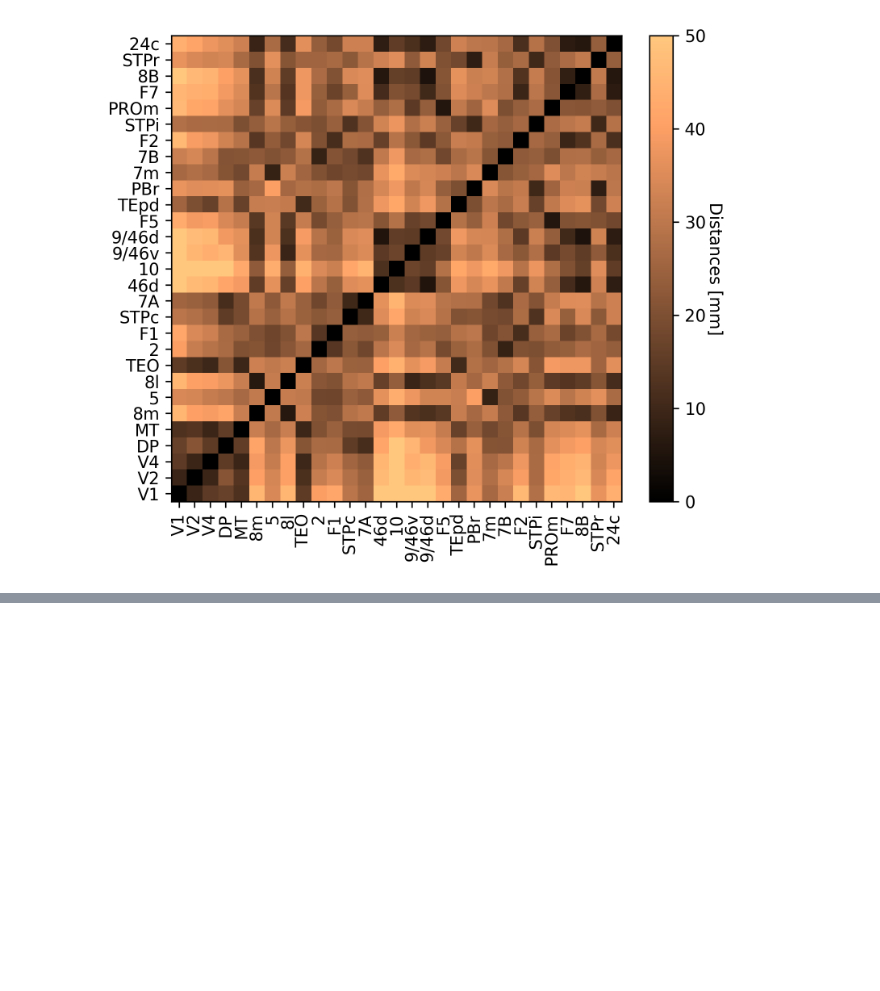
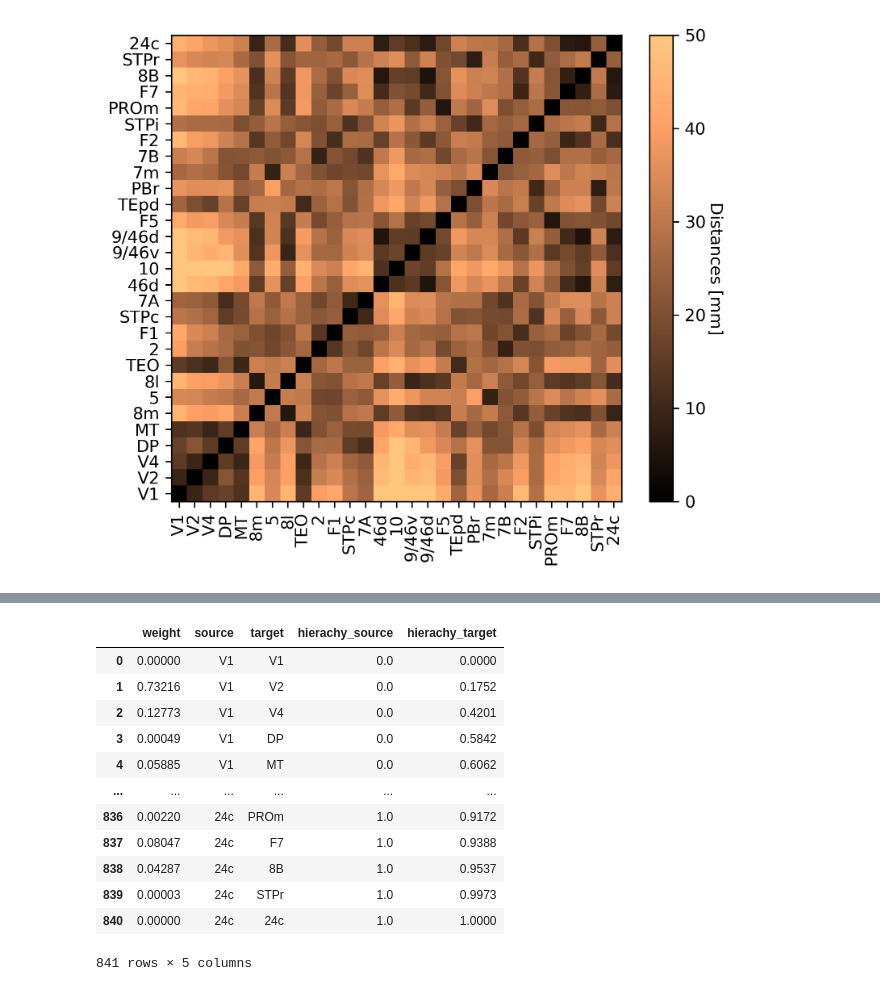
Before and after one commit to brainets/IPP_PAPER, a Jupyter notebook: notebooks/4. DataSet.ipynb, the cells around one changed output, grey strips where cells are left out. Drawn from its saved outputs; the diff is of its cells as text; code cells hidden in the pictures; blank space fills up the shorter version.

```diff
--- a/notebooks/4. DataSet.ipynb
+++ b/notebooks/4. DataSet.ipynb
@@ -77,0 +144,18 @@ plt.savefig("figures/Hierarchy.pdf")
+# %%
+pd.read_csv(
+    "../data/MARKOV.csv",
+)
+# %% [output]
+|  | weight | source | target | hierachy_source | hierachy_target |
+| 0 | 0.00000 | V1 | V1 | 0.0 | 0.0000 |
+| 1 | 0.73216 | V1 | V2 | 0.0 | 0.1752 |
+| 2 | 0.12773 | V1 | V4 | 0.0 | 0.4201 |
+| 3 | 0.00049 | V1 | DP | 0.0 | 0.5842 |
+| 4 | 0.05885 | V1 | MT | 0.0 | 0.6062 |
+| ... | ... | ... | ... | ... | ... |
+| 836 | 0.00220 | 24c | PROm | 1.0 | 0.9172 |
+| 837 | 0.08047 | 24c | F7 | 1.0 | 0.9388 |
+| 838 | 0.04287 | 24c | 8B | 1.0 | 0.9537 |
+| 839 | 0.00003 | 24c | STPr | 1.0 | 0.9973 |
+| 840 | 0.00000 | 24c | 24c | 1.0 | 1.0000 |
+841 rows × 5 columns
```
Also changed, not shown: parts of 23 cells of this notebook, 6 other files.
